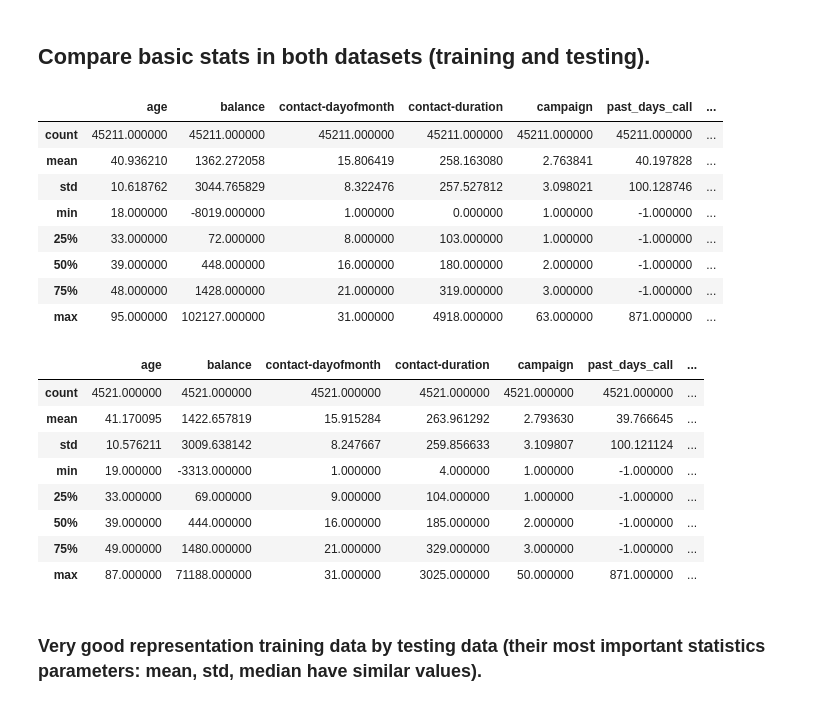
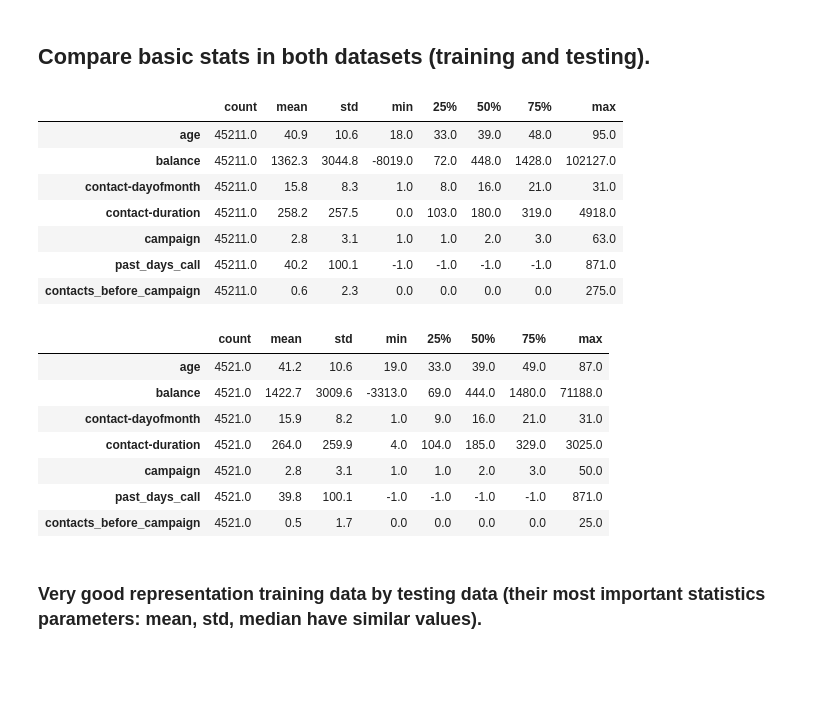
Before and after one commit to KrzysztofSobota/bank_credit_decision, a Jupyter notebook: bank_customers_survey.ipynb, the cells around one changed output. Saved outputs shown, nothing was run; the diff lists cells and outputs as text; code cells hidden in the pictures; blank space fills up the shorter version.

```diff
--- a/bank_customers_survey.ipynb
+++ b/bank_customers_survey.ipynb
@@ -91,29 +91,27 @@ memory usage: 600.6+ KB
 # %% [markdown]
 ## Compare basic stats in both datasets (training and testing).
 # %%
-traindata.describe()
+traindata.describe().round(1).T
 # %% [output]
-|  | age | balance | contact-dayofmonth | contact-duration | campaign | past_days_call | ... |
-| count | 45211.000000 | 45211.000000 | 45211.000000 | 45211.000000 | 45211.000000 | 45211.000000 | ... |
-| mean | 40.936210 | 1362.272058 | 15.806419 | 258.163080 | 2.763841 | 40.197828 | ... |
-| std | 10.618762 | 3044.765829 | 8.322476 | 257.527812 | 3.098021 | 100.128746 | ... |
-| min | 18.000000 | -8019.000000 | 1.000000 | 0.000000 | 1.000000 | -1.000000 | ... |
-| 25% | 33.000000 | 72.000000 | 8.000000 | 103.000000 | 1.000000 | -1.000000 | ... |
-| 50% | 39.000000 | 448.000000 | 16.000000 | 180.000000 | 2.000000 | -1.000000 | ... |
-| 75% | 48.000000 | 1428.000000 | 21.000000 | 319.000000 | 3.000000 | -1.000000 | ... |
-| max | 95.000000 | 102127.000000 | 31.000000 | 4918.000000 | 63.000000 | 871.000000 | ... |
+|  | count | mean | std | min | 25% | 50% | 75% | max |
+| age | 45211.0 | 40.9 | 10.6 | 18.0 | 33.0 | 39.0 | 48.0 | 95.0 |
+| balance | 45211.0 | 1362.3 | 3044.8 | -8019.0 | 72.0 | 448.0 | 1428.0 | 102127.0 |
+| contact-dayofmonth | 45211.0 | 15.8 | 8.3 | 1.0 | 8.0 | 16.0 | 21.0 | 31.0 |
+| contact-duration | 45211.0 | 258.2 | 257.5 | 0.0 | 103.0 | 180.0 | 319.0 | 4918.0 |
+| campaign | 45211.0 | 2.8 | 3.1 | 1.0 | 1.0 | 2.0 | 3.0 | 63.0 |
+| past_days_call | 45211.0 | 40.2 | 100.1 | -1.0 | -1.0 | -1.0 | -1.0 | 871.0 |
+| contacts_before_campaign | 45211.0 | 0.6 | 2.3 | 0.0 | 0.0 | 0.0 | 0.0 | 275.0 |
 # %%
-testdata.describe()
+testdata.describe().round(1).T
 # %% [output]
-|  | age | balance | contact-dayofmonth | contact-duration | campaign | past_days_call | ... |
-| count | 4521.000000 | 4521.000000 | 4521.000000 | 4521.000000 | 4521.000000 | 4521.000000 | ... |
-| mean | 41.170095 | 1422.657819 | 15.915284 | 263.961292 | 2.793630 | 39.766645 | ... |
-| std | 10.576211 | 3009.638142 | 8.247667 | 259.856633 | 3.109807 | 100.121124 | ... |
-| min | 19.000000 | -3313.000000 | 1.000000 | 4.000000 | 1.000000 | -1.000000 | ... |
-| 25% | 33.000000 | 69.000000 | 9.000000 | 104.000000 | 1.000000 | -1.000000 | ... |
-| 50% | 39.000000 | 444.000000 | 16.000000 | 185.000000 | 2.000000 | -1.000000 | ... |
-| 75% | 49.000000 | 1480.000000 | 21.000000 | 329.000000 | 3.000000 | -1.000000 | ... |
-| max | 87.000000 | 71188.000000 | 31.000000 | 3025.000000 | 50.000000 | 871.000000 | ... |
+|  | count | mean | std | min | 25% | 50% | 75% | max |
+| age | 4521.0 | 41.2 | 10.6 | 19.0 | 33.0 | 39.0 | 49.0 | 87.0 |
+| balance | 4521.0 | 1422.7 | 3009.6 | -3313.0 | 69.0 | 444.0 | 1480.0 | 71188.0 |
+| contact-dayofmonth | 4521.0 | 15.9 | 8.2 | 1.0 | 9.0 | 16.0 | 21.0 | 31.0 |
+| contact-duration | 4521.0 | 264.0 | 259.9 | 4.0 | 104.0 | 185.0 | 329.0 | 3025.0 |
+| campaign | 4521.0 | 2.8 | 3.1 | 1.0 | 1.0 | 2.0 | 3.0 | 50.0 |
+| past_days_call | 4521.0 | 39.8 | 100.1 | -1.0 | -1.0 | -1.0 | -1.0 | 871.0 |
+| contacts_before_campaign | 4521.0 | 0.5 | 1.7 | 0.0 | 0.0 | 0.0 | 0.0 | 25.0 |
 # %% [markdown]
 ### Very good representation training data by testing data (their most important statistics parameters: **mean**, **std**, **median** have similar values).
 # %% [markdown]
```
Also changed, not shown: parts of 60 cells of this notebook, 1 other file.
